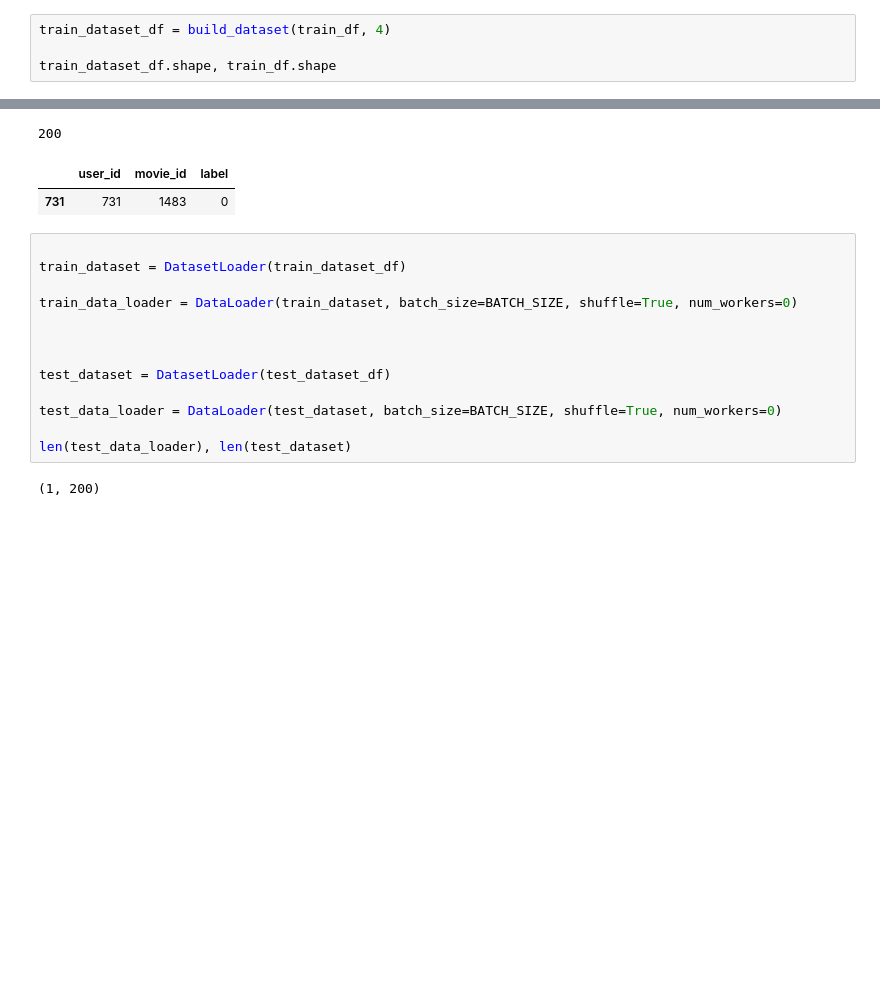
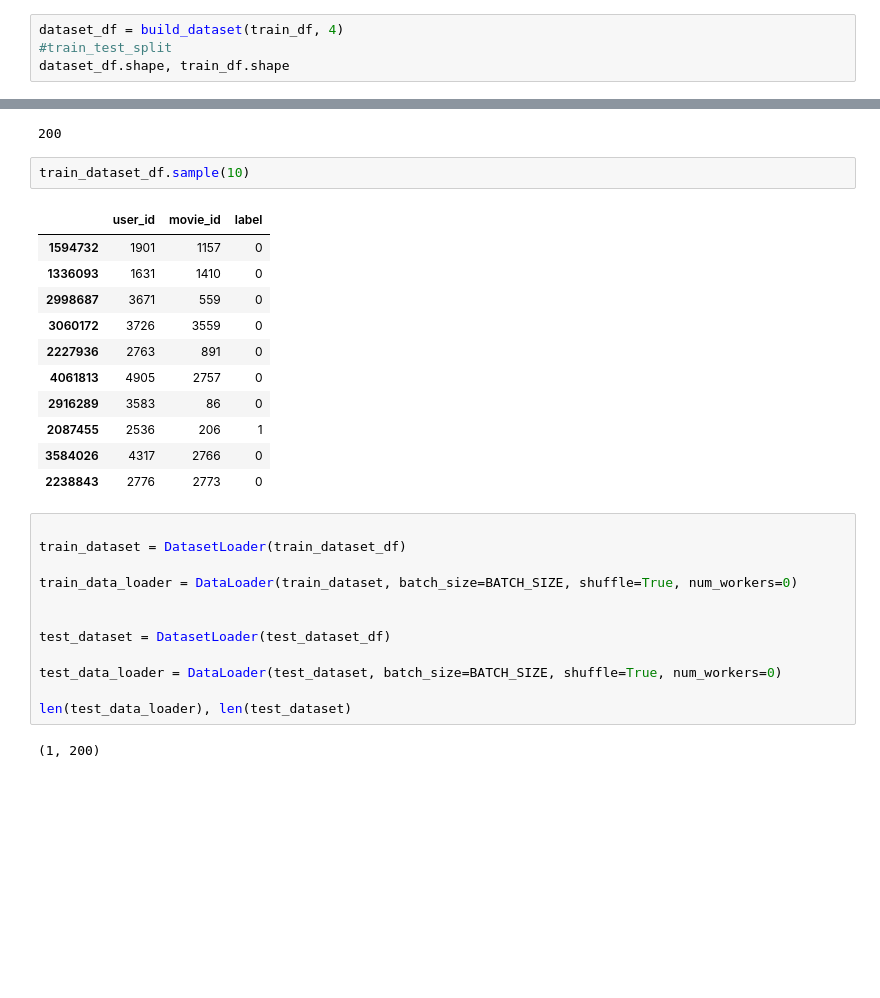
Before and after one commit to gabibu/recommendationsystems, a Jupyter notebook: exe3_solution.ipynb, the cells around one changed output, grey strips where cells are left out. Saved outputs shown, nothing was run; the diff lists cells and outputs as text; blank space fills up the shorter version.

```diff
--- a/exe3_solution.ipynb
+++ b/exe3_solution.ipynb
@@ -338,8 +339,8 @@ def build_dataset(source_df, num_of_negative_per_positive):
 
   return train_dataset_df
 # %%
-train_dataset_df = build_dataset(train_df, 4)
-
-train_dataset_df.shape, train_df.shape
+dataset_df = build_dataset(train_df, 4)
+#train_test_split
+dataset_df.shape, train_df.shape
 # %% [output]
 ((4970845, 3), (994169, 4))
@@ -387,9 +393,19 @@ len(test_dataset_df)
 # %% [output]
 200
 # %%
+train_dataset_df.sample(10)
 # %% [output]
 |  | user_id | movie_id | label |
-| 731 | 731 | 1483 | 0 |
+| 1594732 | 1901 | 1157 | 0 |
+| 1336093 | 1631 | 1410 | 0 |
+| 2998687 | 3671 | 559 | 0 |
+| 3060172 | 3726 | 3559 | 0 |
+| 2227936 | 2763 | 891 | 0 |
+| 4061813 | 4905 | 2757 | 0 |
+| 2916289 | 3583 | 86 | 0 |
+| 2087455 | 2536 | 206 | 1 |
+| 3584026 | 4317 | 2766 | 0 |
+| 2238843 | 2776 | 2773 | 0 |
 # %%
 
 train_dataset = DatasetLoader(train_dataset_df)
@@ -397,7 +413,6 @@ train_dataset = DatasetLoader(train_dataset_df)
 train_data_loader = DataLoader(train_dataset, batch_size=BATCH_SIZE, shuffle=True, num_workers=0)
 
 
-
 test_dataset = DatasetLoader(test_dataset_df)
 
 test_data_loader = DataLoader(test_dataset, batch_size=BATCH_SIZE, shuffle=True, num_workers=0)
```
Also changed, not shown: parts of 7 cells of this notebook.
